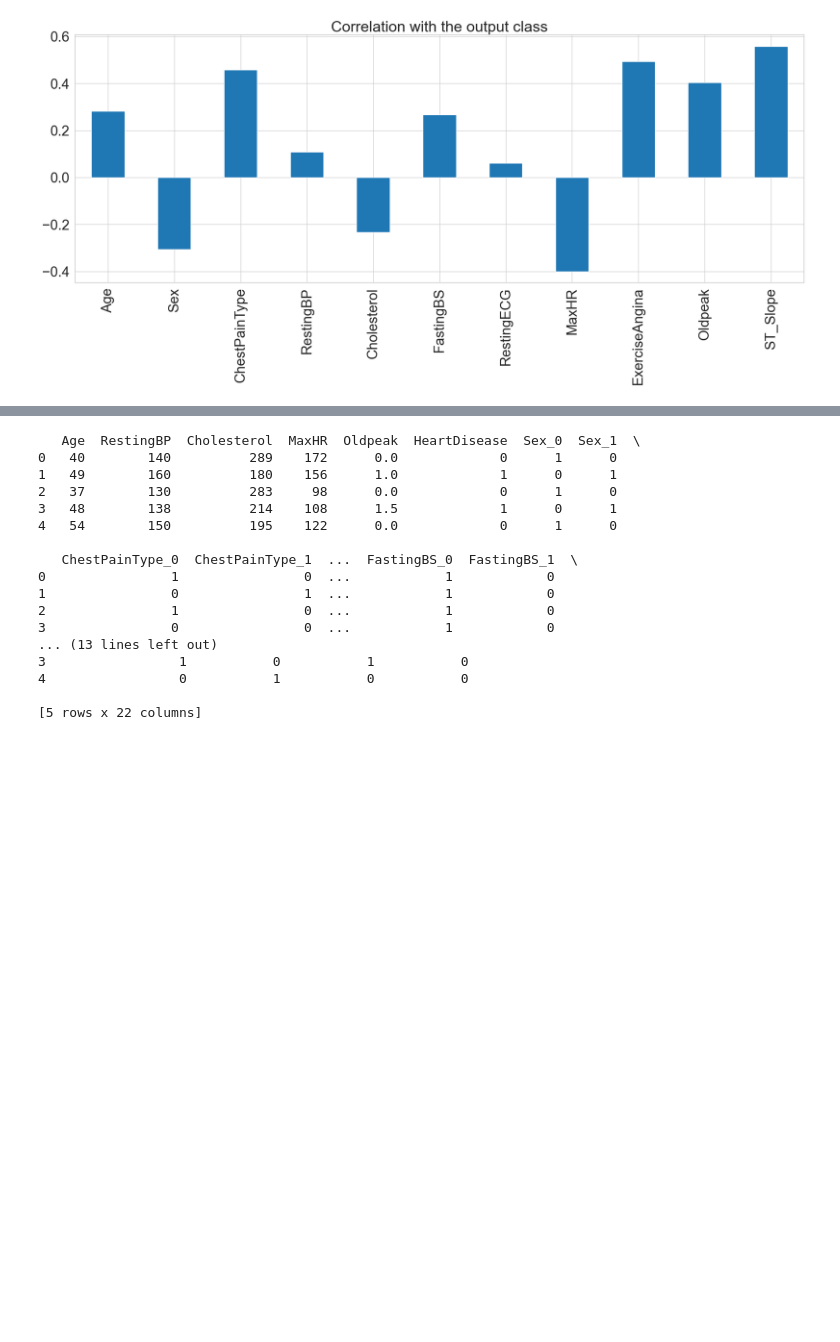
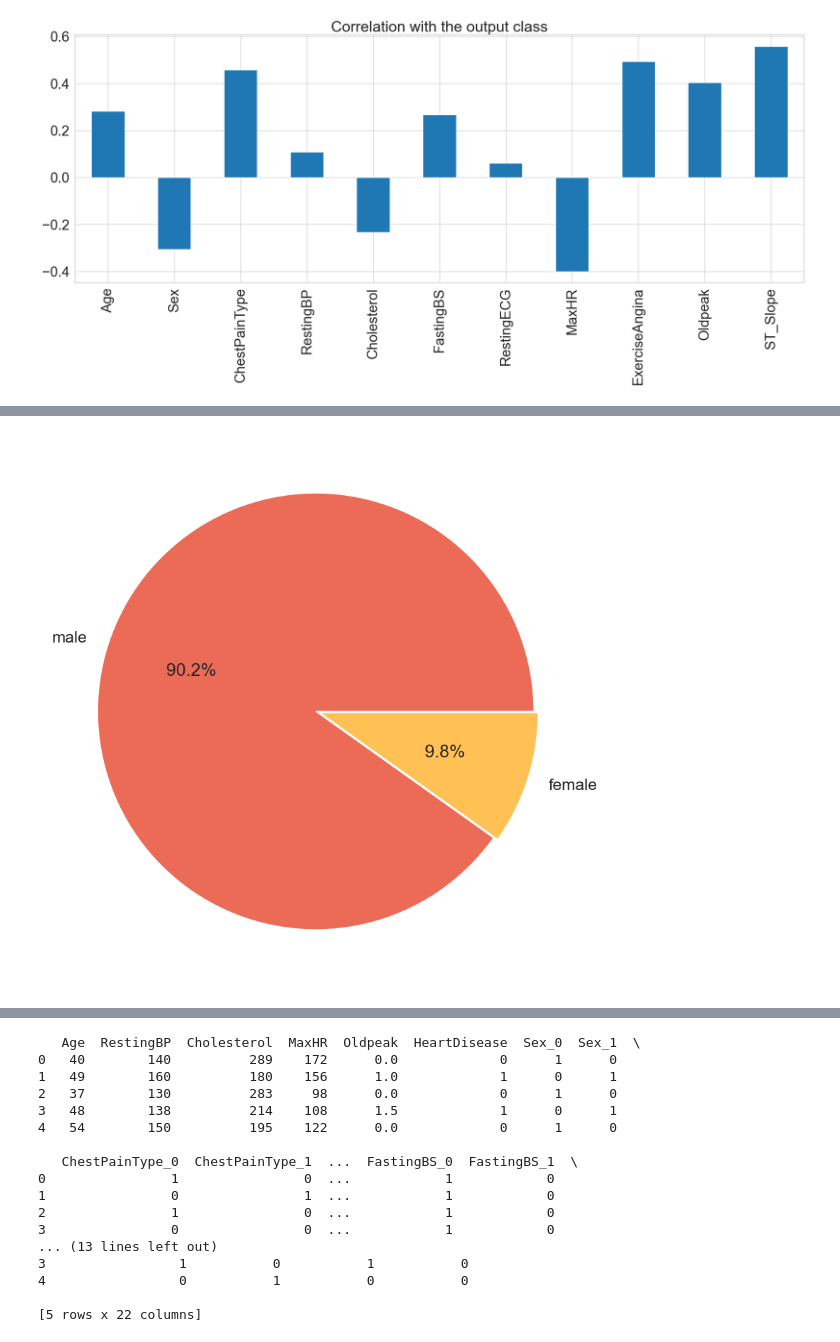
Before and after one commit to davednguyen/CPSC5305_Team_DataGeeks, a Jupyter notebook: HeartAttackPrediction.ipynb, the cells around one changed output, grey strips where cells are left out. Saved outputs shown, nothing was run; the diff lists cells and outputs as text; code cells hidden in the pictures; blank space fills up the shorter version.

Commit message:
Added analysis for Sex and ChestPainType

```diff
--- a/HeartAttackPrediction.ipynb
+++ b/HeartAttackPrediction.ipynb
@@ -264,0 +266,12 @@ A mixture of categorical variables and continuous variables. Continuous variable
+# %%
+# Plot pie chart for sex vs. heart disease
+male = df[(df.Sex==0) & (df.HeartDisease==1)]
+female = df[(df.Sex==1)&(df.HeartDisease==1)]
+
+colors = ['#EC6B56','#FFC154']
+plt.figure(figsize=(23,10))
+sns.set_context('notebook',font_scale = 1.5)
+plt.pie([len(male),len(female)],labels=['male','female'],colors=colors, explode= [0.01,0.01], autopct='%1.1f%%')
+plt.savefig('figures/SexAnalysis.jpg')
+# %% [output]
+[figure, added]
```
Also changed, not shown: parts of 8 cells of this notebook, 4 other files.
